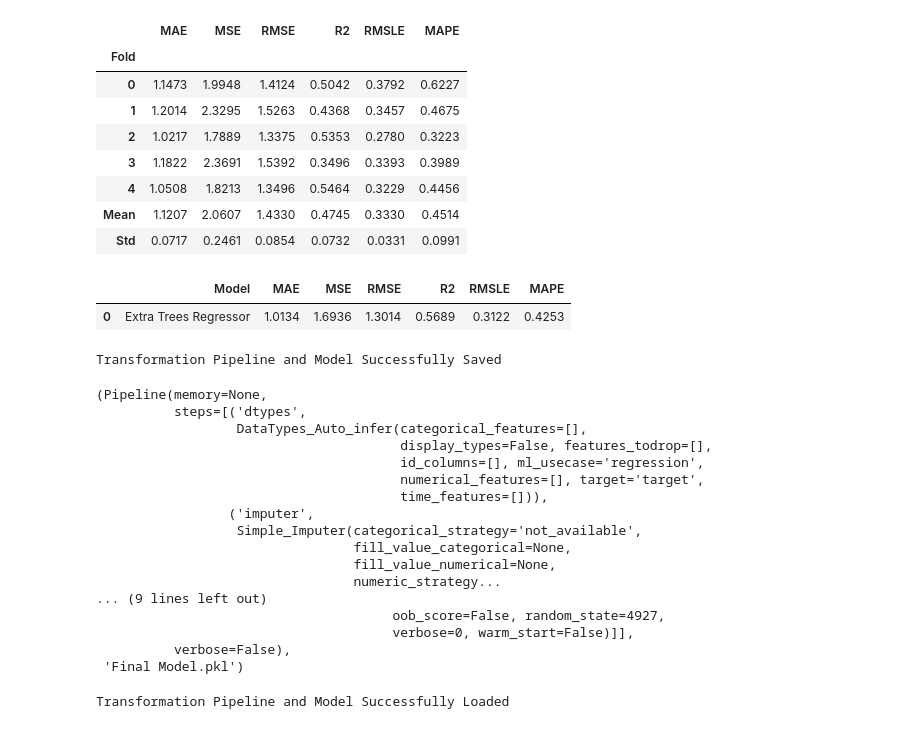
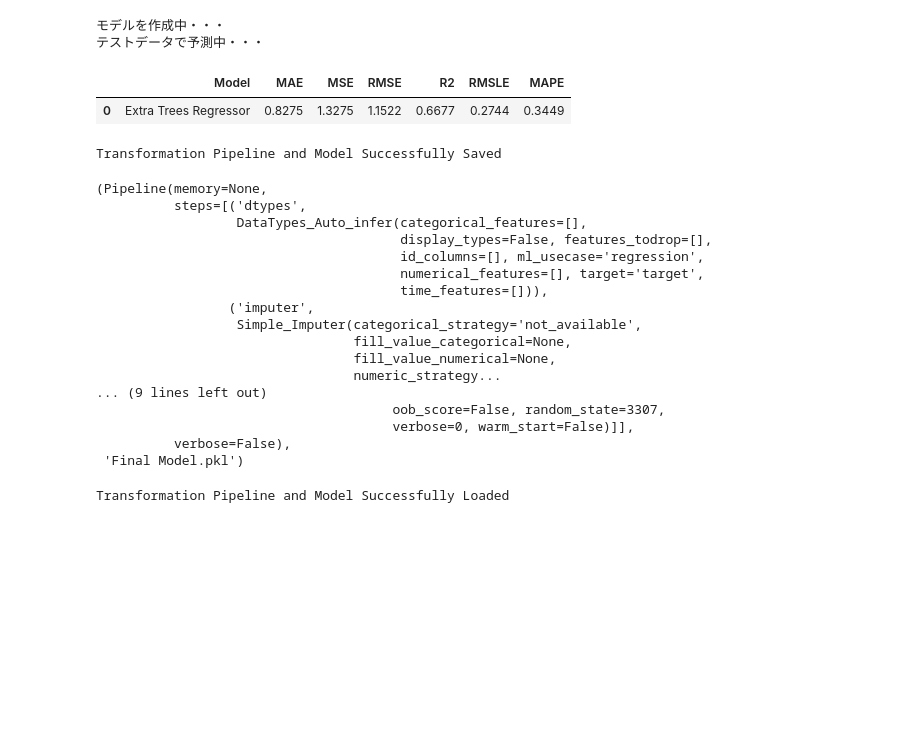
Before and after one commit to jouhou1/voicepro, a Jupyter notebook: pycaret.ipynb, the cells around one changed output. Drawn from its saved outputs; the diff is of its cells as text; code cells hidden in the pictures; blank space fills up the shorter version.

```diff
--- a/pycaret.ipynb
+++ b/pycaret.ipynb
@@ -59,45 +96,41 @@ compare_models()
 # %%
 from pycaret.regression import *
 # 最も精度が高かったモデルを生成
+tuned_model = 0
 
-model = create_model('et') # モデルを生成（）
-#tuned_model = tune_model(model) # モデルを調整...すると精度落ちるの何...しないほうがいいのか？
-predict_data = predict_model(model) # 既存のデータで予測
+print("モデルを作成中・・・")
+model = create_model('et', verbose=False) # モデルを生成
+#print("モデルを調整中・・・")
+#tuned_model = tune_model(model, optimize="R2") # モデルを調整...すると精度落ちるの何...しないほうがいいのか？
+print("テストデータで予測中・・・")
+predict_data = predict_model(tuned_model or model) # 既存のデータで予測
 predict_data.to_csv('predict_result.csv', index=False)  # csvで保存
+
+final_model = finalize_model(model)
+save_model(final_model,'Final Model')#モデルを保存
 # %% [output]
+モデルを作成中・・・
+テストデータで予測中・・・
-|  | MAE | MSE | RMSE | R2 | RMSLE | MAPE |
-| Fold |  |  |  |  |  |  |
-| 0 | 1.1473 | 1.9948 | 1.4124 | 0.5042 | 0.3792 | 0.6227 |
-| 1 | 1.2014 | 2.3295 | 1.5263 | 0.4368 | 0.3457 | 0.4675 |
-| 2 | 1.0217 | 1.7889 | 1.3375 | 0.5353 | 0.2780 | 0.3223 |
-| 3 | 1.1822 | 2.3691 | 1.5392 | 0.3496 | 0.3393 | 0.3989 |
-| 4 | 1.0508 | 1.8213 | 1.3496 | 0.5464 | 0.3229 | 0.4456 |
-| Mean | 1.1207 | 2.0607 | 1.4330 | 0.4745 | 0.3330 | 0.4514 |
-| Std | 0.0717 | 0.2461 | 0.0854 | 0.0732 | 0.0331 | 0.0991 |
+|  | Model | MAE | MSE | RMSE | R2 | RMSLE | MAPE |
+| 0 | Extra Trees Regressor | 0.8275 | 1.3275 | 1.1522 | 0.6677 | 0.2744 | 0.3449 |
-|  | Model | MAE | MSE | RMSE | R2 | RMSLE | MAPE |
-| 0 | Extra Trees Regressor | 1.0134 | 1.6936 | 1.3014 | 0.5689 | 0.3122 | 0.4253 |
+Transformation Pipeline and Model Successfully Saved
+(Pipeline(memory=None,
+          steps=[('dtypes',
+                  DataTypes_Auto_infer(categorical_features=[],
+                                       display_types=False, features_todrop=[],
+                                       id_columns=[], ml_usecase='regression',
+                                       numerical_features=[], target='target',
+                                       time_features=[])),
+                 ('imputer',
+                  Simple_Imputer(categorical_strategy='not_available',
+                                 fill_value_categorical=None,
+                                 fill_value_numerical=None,
+                                 numeric_strategy...
+... (9 lines left out)
+                                      oob_score=False, random_state=3307,
+                                      verbose=0, warm_start=False)]],
+          verbose=False),
+ 'Final Model.pkl')
-# %%
-final_model = finalize_model(model)
-save_model(final_model,'Final Model')
-# %% [output]
-Transformation Pipeline and Model Successfully Saved
-(Pipeline(memory=None,
-          steps=[('dtypes',
-                  DataTypes_Auto_infer(categorical_features=[],
-                                       display_types=False, features_todrop=[],
-                                       id_columns=[], ml_usecase='regression',
-                                       numerical_features=[], target='target',
-                                       time_features=[])),
-                 ('imputer',
-                  Simple_Imputer(categorical_strategy='not_available',
-                                 fill_value_categorical=None,
-                                 fill_value_numerical=None,
-                                 numeric_strategy...
-... (9 lines left out)
-                                      oob_score=False, random_state=4927,
-                                      verbose=0, warm_start=False)]],
-          verbose=False),
- 'Final Model.pkl')
 # %%
 from pycaret.regression import *
 
```
Also changed, not shown: parts of 8 cells of this notebook.
